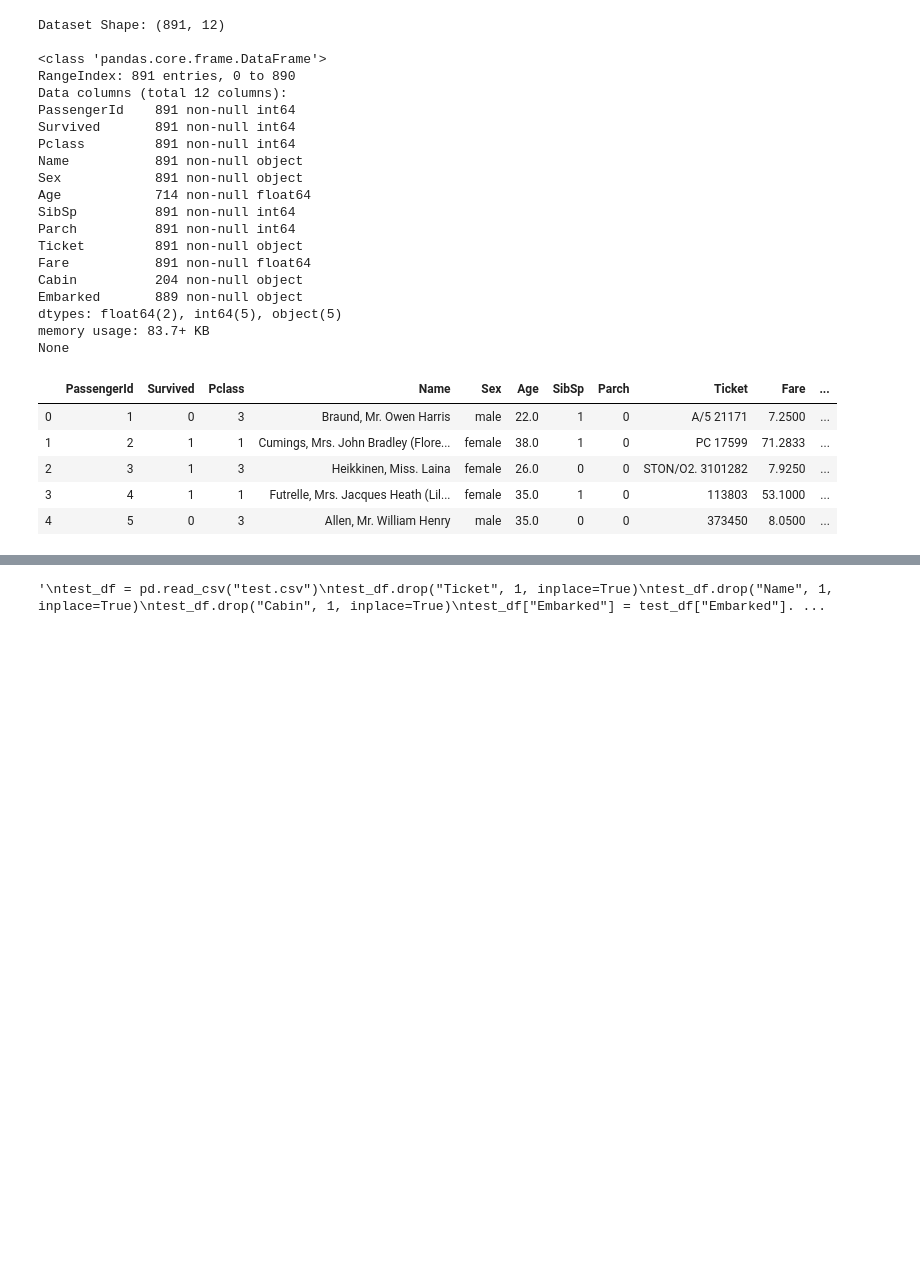
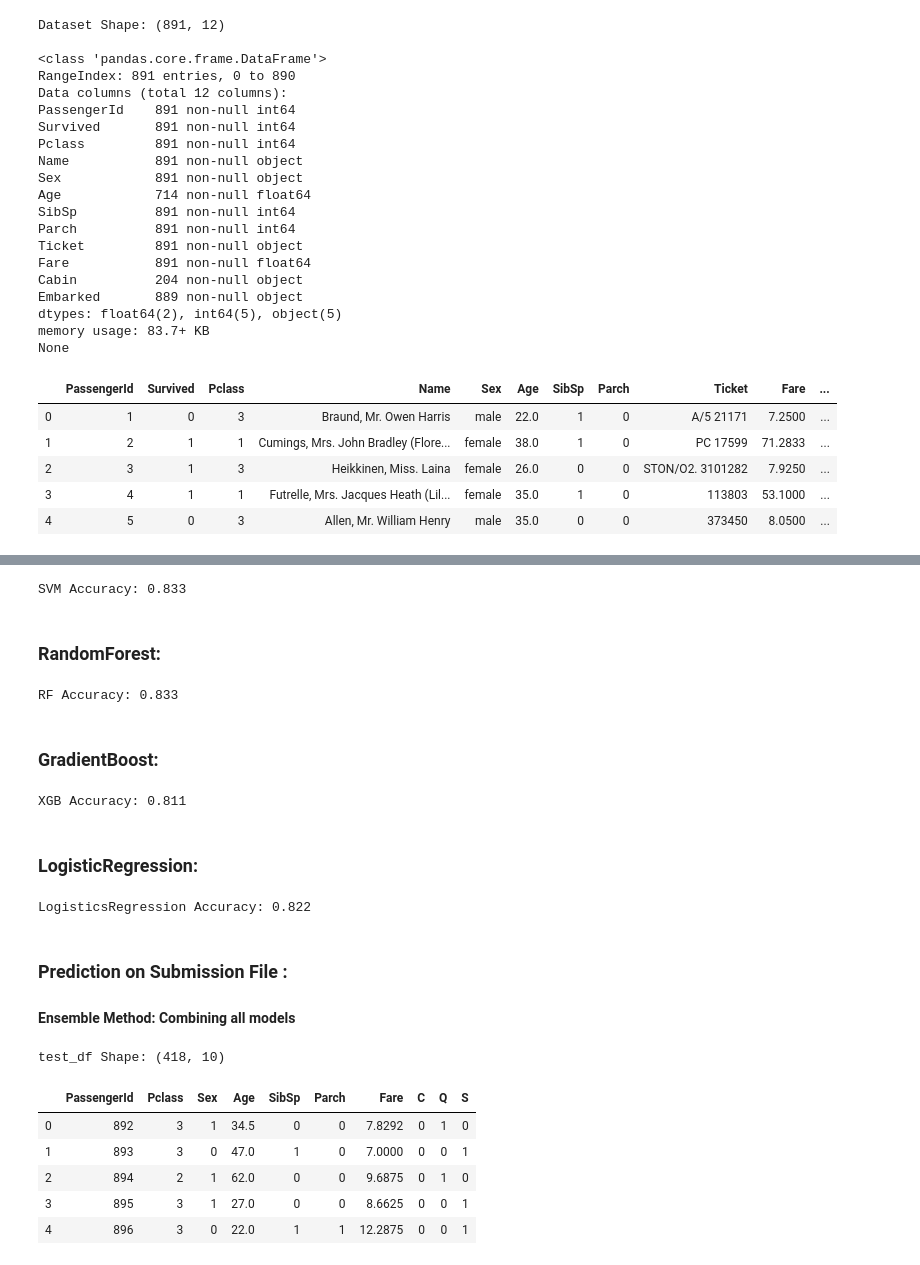
Before and after one commit to rezan21/Kaggle-Titanic-Competition, a Jupyter notebook: Titanic-notebook.ipynb, the cells around one changed output, grey strips where cells are left out. Cells and saved outputs as stored; diff of their text form; code cells hidden in the pictures; blank space fills up the shorter version.

Commit message:
Ensemble Method

```diff
--- a/Titanic-notebook.ipynb
+++ b/Titanic-notebook.ipynb
@@ -288,0 +285,42 @@ Max. val_accuracy:  0.8444444537162781
+# %%
+svmClf = SVC(kernel="linear")
+svmClf.fit(X1_train,y1_train)
+svmPreds = svmClf.predict(X1_test)
+svmAcc = metrics.accuracy_score(svmPreds, y1_test)
+print("SVM Accuracy:",round(svmAcc,3))
+# %% [output]
+SVM Accuracy: 0.833
+# %% [markdown]
+### RandomForest:
+# %%
+rfClf = RandomForestRegressor(n_estimators = 200)
+rfClf.fit(X1_train, y1_train)
+rfPreds = rfClf.predict(X1_test)
+rfPreds = [round(i) for i in rfPreds]
+rfAcc = metrics.accuracy_score(rfPreds,y1_test)
+print("RF Accuracy:",round(rfAcc,3))
+# %% [output]
+RF Accuracy: 0.833
+# %% [markdown]
+### GradientBoost:
+# %%
+xgbClf = XGBClassifier(n_estimators=400)
+xgbClf.fit(X1_train, y1_train)
+xgbPreds = xgbClf.predict(X1_test)
+xgbAcc = metrics.accuracy_score(xgbPreds,y1_test)
+print("XGB Accuracy:",round(xgbAcc,3))
+# %% [output]
+XGB Accuracy: 0.811
+# %% [markdown]
+### LogisticRegression:
+# %%
+lrClf = LogisticRegression(solver="newton-cg")
+lrClf.fit(X1_train, y1_train)
+lrPreds = lrClf.predict(X1_test)
+lrAcc = metrics.accuracy_score(lrPreds,y1_test)
+print("LogisticsRegression Accuracy:",round(lrAcc,3))
+# %% [output]
+LogisticsRegression Accuracy: 0.822
+# %% [markdown]
+### Prediction on Submission File :
+#### Ensemble Method: Combining all models
@@ -289,27 +346,32 @@ Max. val_accuracy:  0.8444444537162781
 # %%
-'''
 test_df = pd.read_csv("test.csv")
+
 test_df.drop("Ticket", 1, inplace=True)
 test_df.drop("Name", 1, inplace=True)
 test_df.drop("Cabin", 1, inplace=True)
+
 test_df["Embarked"] = test_df["Embarked"].fillna(value=test_df["Embarked"].mode()[0])
-#test_df["Age"] = test_df["Age"].fillna(value=test_df["Age"].mean())
+test_df["Age"] = test_df["Age"].fillna(value=test_df["Age"].median())
+test_df["Fare"] = test_df["Fare"].fillna(value=test_df["Fare"].median())
+
+
 test_df["Sex"] = test_df["Sex"].map({"male":1, "female":0})
 test_embarked_encoded = pd.get_dummies(test_df["Embarked"])
-test_pclass_encoded = pd.get_dummies(test_df["Pclass"])
-test_df.drop(["Embarked","Pclass"],axis=1,inplace=True)
-test_df = pd.concat([test_df,test_embarked_encoded,test_pclass_encoded],axis=1)
-print(f"test_df Shape: {df.shape} \n")
+#test_pclass_encoded = pd.get_dummies(test_df["Pclass"], prefix="class_")
+test_pclass_encoded = pd.get_dummies(test_df["Pclass"], prefix="class_")
+#test_df.drop(["Embarked","Pclass"],axis=1,inplace=True)
+test_df.drop(["Embarked"],axis=1,inplace=True)
+#test_df = pd.concat([test_df,test_embarked_encoded,test_pclass_encoded],axis=1)
+test_df = pd.concat([test_df,test_embarked_encoded],axis=1)
 
-test = scaler.transform(test_df.iloc[:,1:])
-preds = pd.DataFrame(model.predict(test))
-preds.columns = ["Survived"]
-preds["Survived"] = preds["Survived"].apply(lambda x: 1 if (x>0.5) else 0)
+print(f"test_df Shape: {test_df.shape} \n")
 
-submit = pd.concat([test_df["PassengerId"],preds],1)
-submit.to_csv('submit.csv',index=False)
-submit.head()
-
-'''
+test_df.head()
 # %% [output]
-'\ntest_df = pd.read_csv("test.csv")\ntest_df.drop("Ticket", 1, inplace=True)\ntest_df.drop("Name", 1, inplace=True)\ntest_df.drop("Cabin", 1, inplace=True)\ntest_df["Embarked"] = test_df["Embarked"]. ...
+test_df Shape: (418, 10)
+|  | PassengerId | Pclass | Sex | Age | SibSp | Parch | Fare | C | Q | S |
+| 0 | 892 | 3 | 1 | 34.5 | 0 | 0 | 7.8292 | 0 | 1 | 0 |
+| 1 | 893 | 3 | 0 | 47.0 | 1 | 0 | 7.0000 | 0 | 0 | 1 |
+| 2 | 894 | 2 | 1 | 62.0 | 0 | 0 | 9.6875 | 0 | 1 | 0 |
+| 3 | 895 | 3 | 1 | 27.0 | 0 | 0 | 8.6625 | 0 | 0 | 1 |
+| 4 | 896 | 3 | 0 | 22.0 | 1 | 1 | 12.2875 | 0 | 0 | 1 |
```
Also changed, not shown: parts of 10 cells of this notebook, 2 other files.
